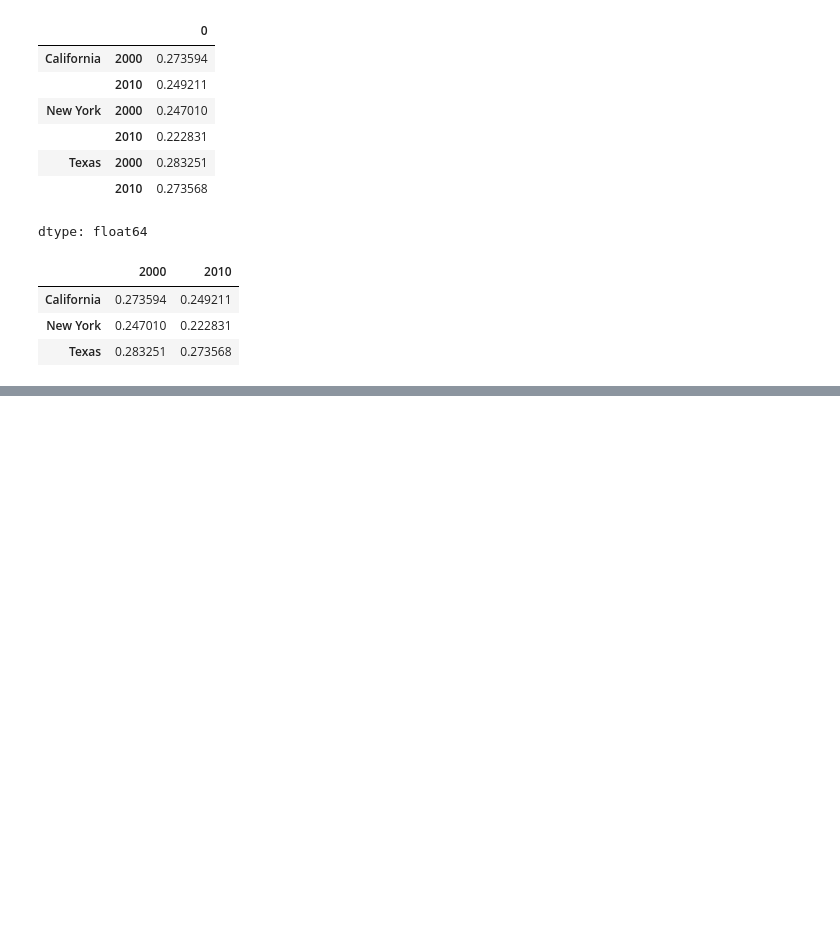
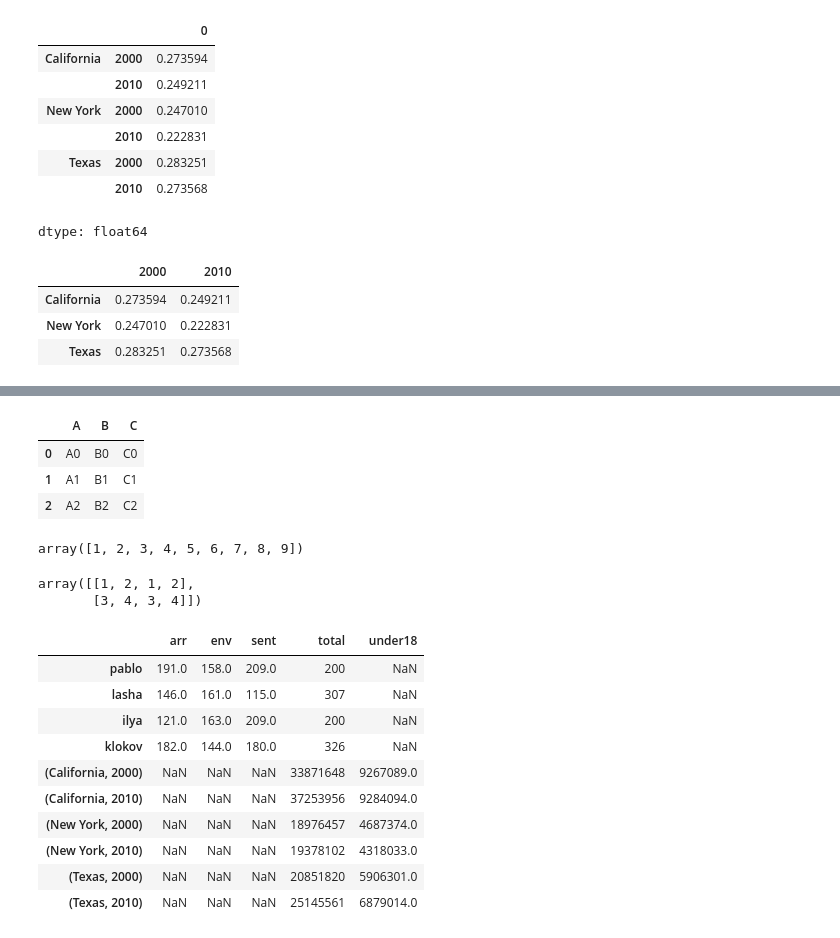
Before and after one commit to PabloDuranL/Aplicaciones, a Jupyter notebook: Pandapractica.ipynb, the cells around one changed output, grey strips where cells are left out. Saved outputs shown, nothing was run; the diff lists cells and outputs as text; code cells hidden in the pictures; blank space fills up the shorter version.

```diff
--- a/Pandapractica.ipynb
+++ b/Pandapractica.ipynb
@@ -461,0 +510,14 @@ pd.Series(data)
+# %%
+def make_df(cols, ind):
+    """Quickly make a DataFrame"""
+    data = {c: [str(c) + str(i) for i in ind]
+            for c in cols}
+    return pd.DataFrame(data, ind)
+
+# example DataFrame
+make_df('ABC', range(3))
+# %% [output]
+|  | A | B | C |
+| 0 | A0 | B0 | C0 |
+| 1 | A1 | B1 | C1 |
+| 2 | A2 | B2 | C2 |
@@ -461,0 +540,37 @@ pd.Series(data)
+# %%
+x = [1, 2, 3]
+y = [4, 5, 6]
+z = [7, 8, 9]
+np.concatenate([x, y, z], axis=0)
+# %% [output]
+array([1, 2, 3, 4, 5, 6, 7, 8, 9])
+# %%
+x = [[1, 2],
+     [3, 4]]
+np.concatenate([x, x], axis=1)
+# %% [output]
+array([[1, 2, 1, 2],
+       [3, 4, 3, 4]])
+# %%
+# Original Signature in Pandas v0.18 (for reference)
+# pd.concat(objs, axis=0, join='outer', join_axes=None, ignore_index=False,
+#           keys=None, levels=None, names=None, verify_integrity=False,
+#           copy=True)
+
+# Example of how to correctly use pd.concat with existing DataFrames
+# Concatenating 'resultados' and 'pop_df' along columns (axis=1)
+# Note: These DataFrames have different indices, so an outer join will be used,
+# and some NaN values will likely appear where indices don't match.
+pd.concat([resultados, pop_df], axis=0, join='outer')
+# %% [output]
+|  | arr | env | sent | total | under18 |
+| pablo | 191.0 | 158.0 | 209.0 | 200 | NaN |
+| lasha | 146.0 | 161.0 | 115.0 | 307 | NaN |
+| ilya | 121.0 | 163.0 | 209.0 | 200 | NaN |
+| klokov | 182.0 | 144.0 | 180.0 | 326 | NaN |
+| (California, 2000) | NaN | NaN | NaN | 33871648 | 9267089.0 |
+| (California, 2010) | NaN | NaN | NaN | 37253956 | 9284094.0 |
+| (New York, 2000) | NaN | NaN | NaN | 18976457 | 4687374.0 |
+| (New York, 2010) | NaN | NaN | NaN | 19378102 | 4318033.0 |
+| (Texas, 2000) | NaN | NaN | NaN | 20851820 | 5906301.0 |
+| (Texas, 2010) | NaN | NaN | NaN | 25145561 | 6879014.0 |
```
Also changed, not shown: parts of 51 cells of this notebook.
